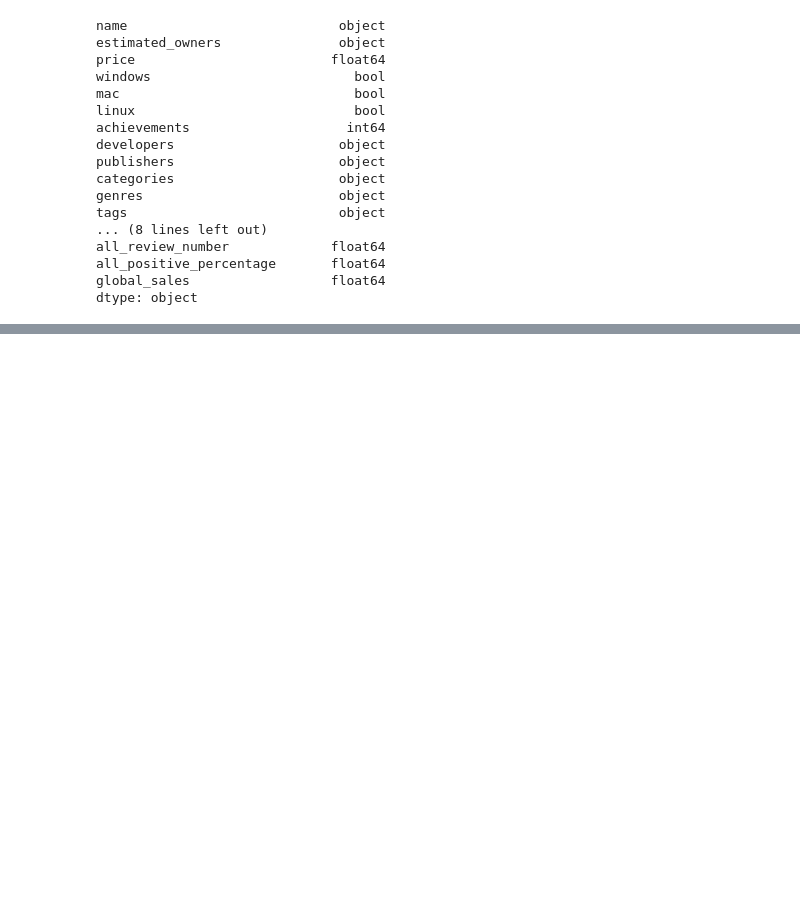
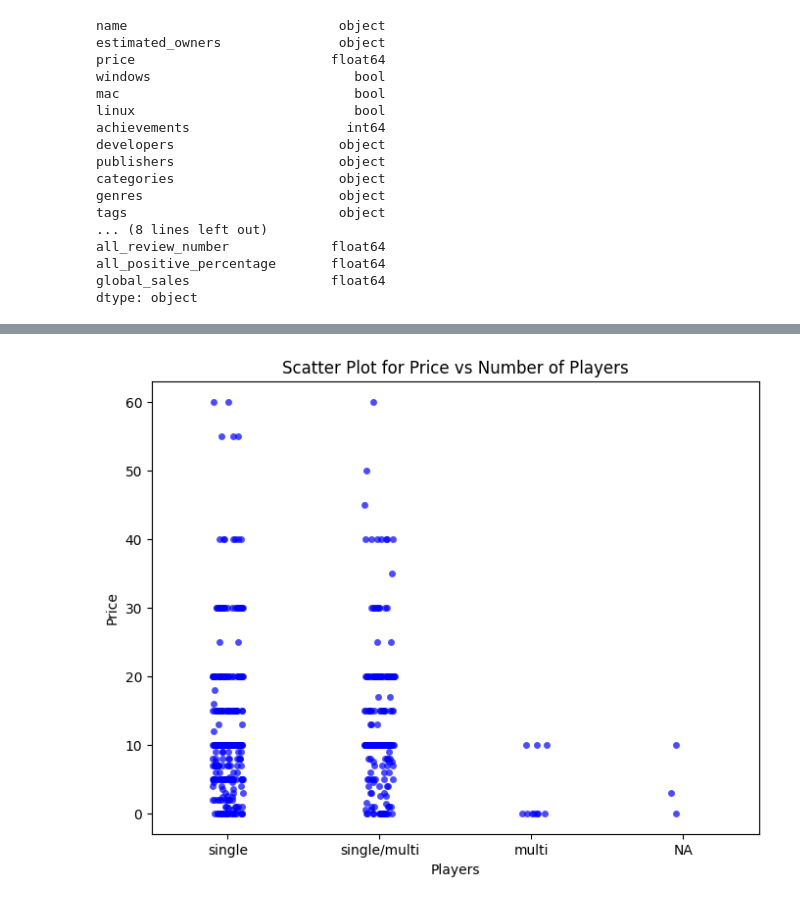
Before and after one commit to jbhiltscher/steam_project, a Jupyter notebook: SteamInsights/c_analysis.ipynb, the cells around one changed output, grey strips where cells are left out. Saved outputs shown, nothing was run; the diff lists cells and outputs as text; code cells hidden in the pictures; blank space fills up the shorter version.

```diff
--- a/SteamInsights/c_analysis.ipynb
+++ b/SteamInsights/c_analysis.ipynb
@@ -137,0 +106,10 @@ t.iloc[:, 0:11]
+# %%
+# Plotting players and price
+plt.figure(figsize=(8, 6))
+sns.stripplot(x='players', y='price', data=all_games, jitter=True, alpha=0.7, color='blue', marker='o')
+plt.title('Scatter Plot for Price vs Number of Players')
+plt.xlabel('Players')
+plt.ylabel('Price')
+plt.show()
+# %% [output]
+[figure, added]
```
Also changed, not shown: parts of 9 cells of this notebook, 6 other files.
